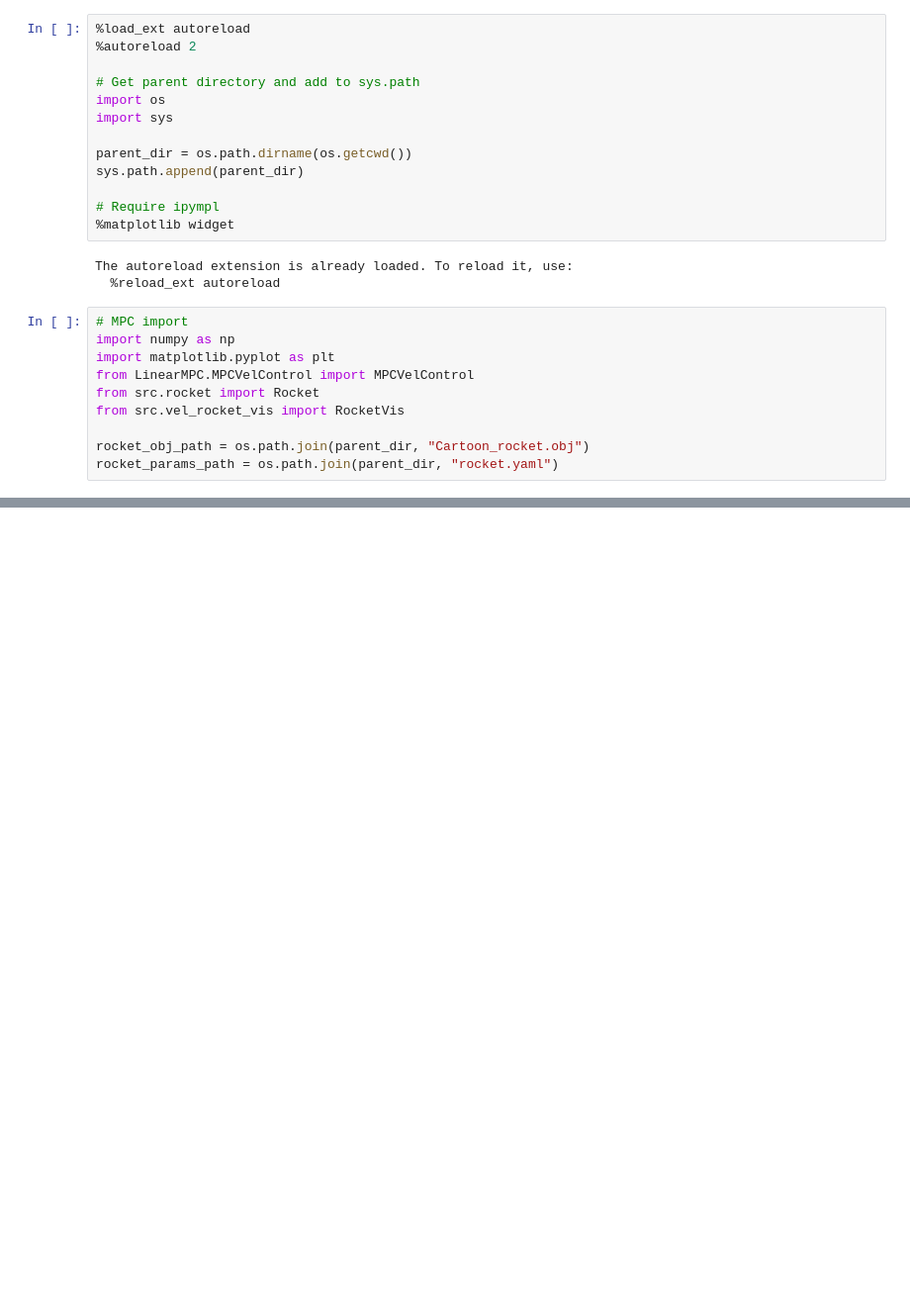
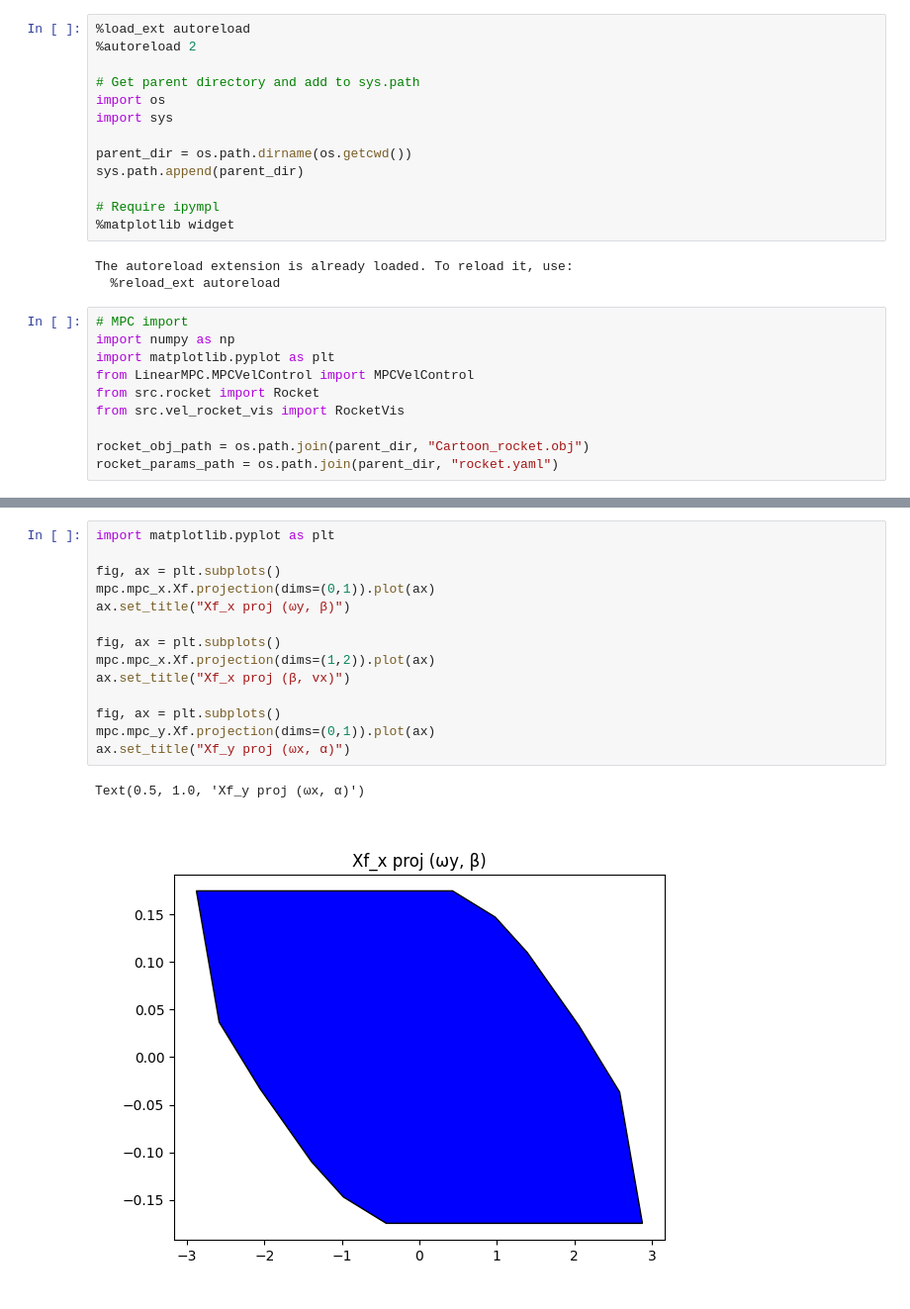
Before and after one commit to luca-favre/MPC, a Jupyter notebook: project/Deliverable_3_1/Deliverable_3_1.ipynb, the cells around one changed output, grey strips where cells are left out. Shown: that part at 99% size. Saved outputs shown, nothing was run; the diff lists cells and outputs as text; blank space fills up the shorter version.

```diff
--- a/project/Deliverable_3_1/Deliverable_3_1.ipynb
+++ b/project/Deliverable_3_1/Deliverable_3_1.ipynb
@@ -100,0 +69,17 @@ ValueError: not enough values to unpack (expected 3, got 2)
+# %%
+import matplotlib.pyplot as plt
+
+fig, ax = plt.subplots()
+mpc.mpc_x.Xf.projection(dims=(0,1)).plot(ax)
+ax.set_title("Xf_x proj (ωy, β)")
+
+fig, ax = plt.subplots()
+mpc.mpc_x.Xf.projection(dims=(1,2)).plot(ax)
+ax.set_title("Xf_x proj (β, vx)")
+
+fig, ax = plt.subplots()
+mpc.mpc_y.Xf.projection(dims=(0,1)).plot(ax)
+ax.set_title("Xf_y proj (ωx, α)")
+# %% [output]
+Text(0.5, 1.0, 'Xf_y proj (ωx, α)')
+[figure, added]
```
Also changed, not shown: parts of 3 cells of this notebook, 7 other files.
